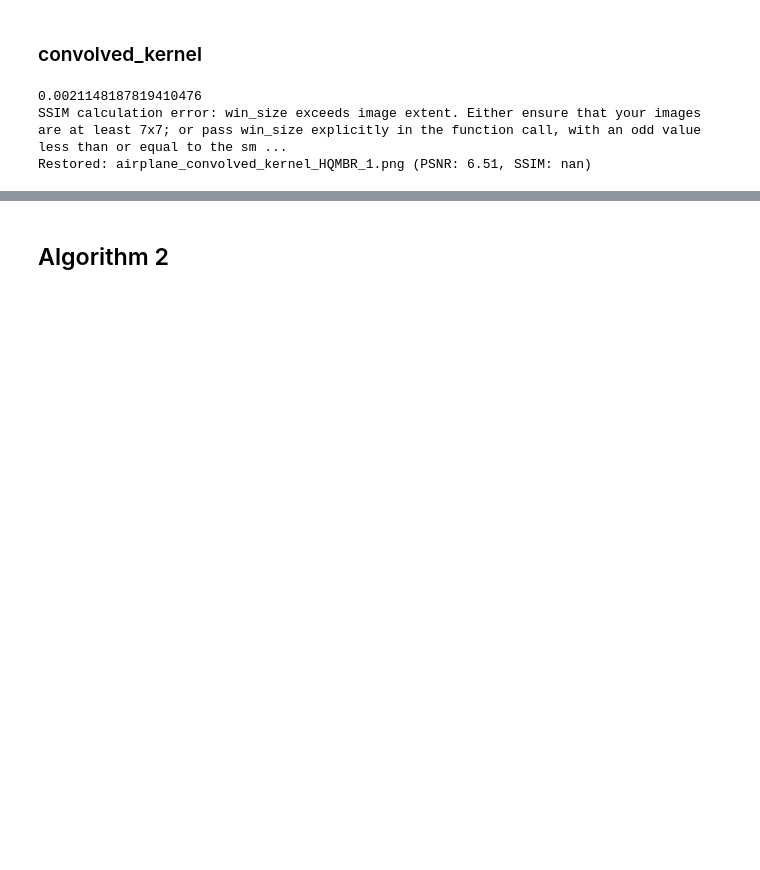
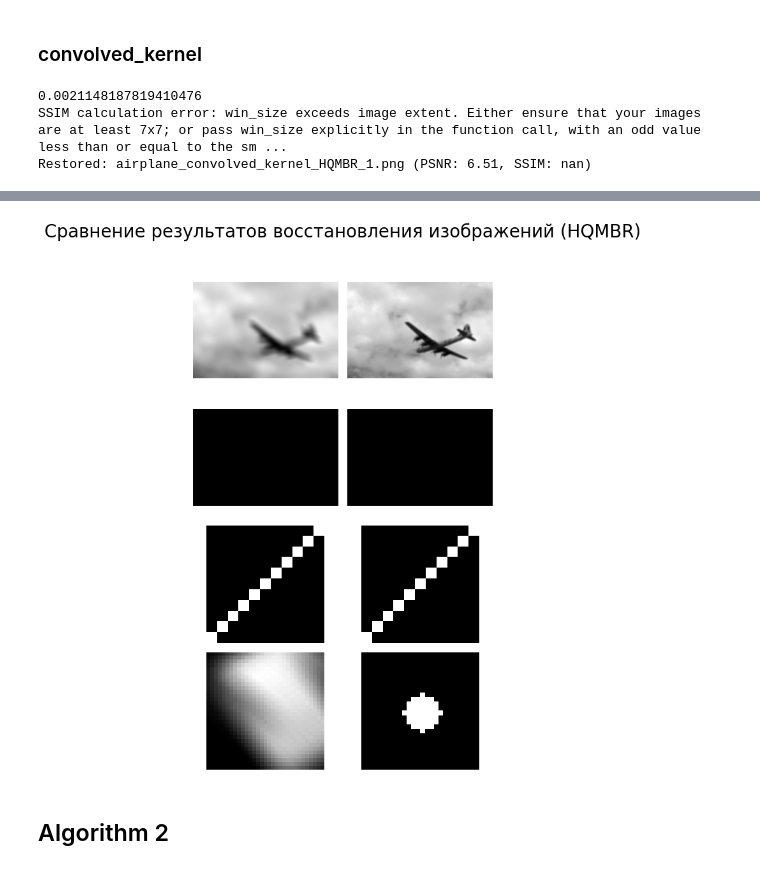
Before and after one commit to PavelYurov/blind_deconvolution, a Jupyter notebook: main.ipynb, the cells around one changed output, grey strips where cells are left out. Drawn from its saved outputs; the diff is of its cells as text; code cells hidden in the pictures; blank space fills up the shorter version.

```diff
--- a/main.ipynb
+++ b/main.ipynb
@@ -91,5 +94,15 @@ Processor.get_table(table_folder / f"{image_filename}_{algorithm_HQMotionBlurRes
 |  | original | kernel blur | blurred | blurred psnr | blurred ssim | kernel_HQMBR | HQMBR | psnr_HQMBR | ... |
 | 0 | alg_test\original\airplane.png | alg_test\ground_truth_filters\con... | alg_test\blurred\airplane_convolv... | 25.985003 | 0.883540 | alg_test\restored\airplane_convol... | alg_test\restored\airplane_convol... | 6.509778 | ... |
 | 1 | alg_test\original\airplane.png | alg_test\ground_truth_filters\def... | alg_test\blurred\airplane_defocus... | 32.570606 | 0.948353 | alg_test\restored\airplane_defocu... | alg_test\restored\airplane_defocu... | 6.509778 | ... |
+# %%
+from algorithms.unsorted.HQMotionBlurRestoration.HQMBR import HQMBR
+image_filename = "airplane.png"
+algorithm_name = HQMBR(1,predict_psf = None, MAX_ITER=50).get_name()
+
+processing.show_from_table(table_folder / f"{image_filename}_{algorithm_name}.csv",
+                           algorithm_name,
+                           window_scale=0.5)
+# %% [output]
+[figure, added]
 # %% [markdown]
 ## Algorithm 2
```
Also changed, not shown: parts of 3 cells of this notebook, 25 other files.
